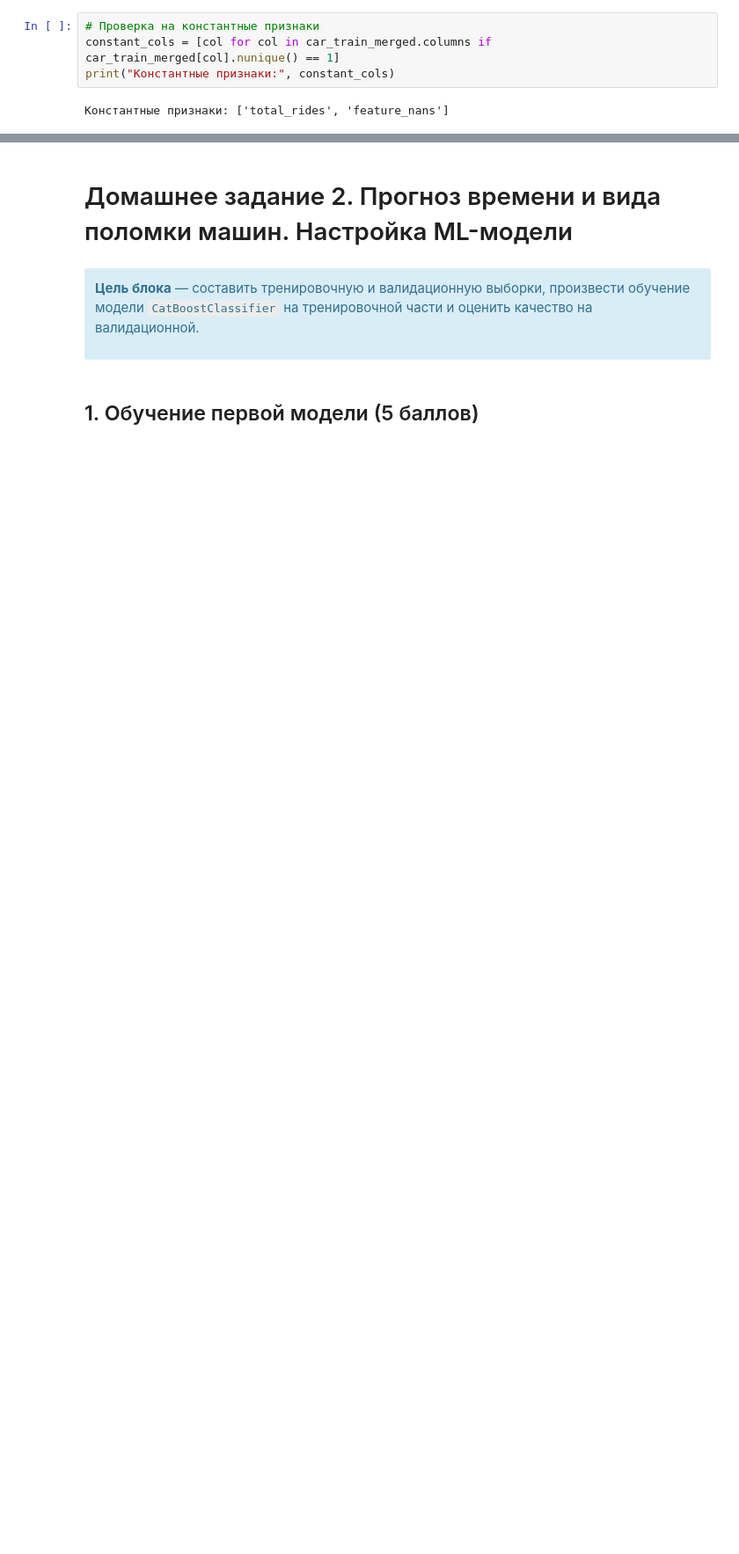
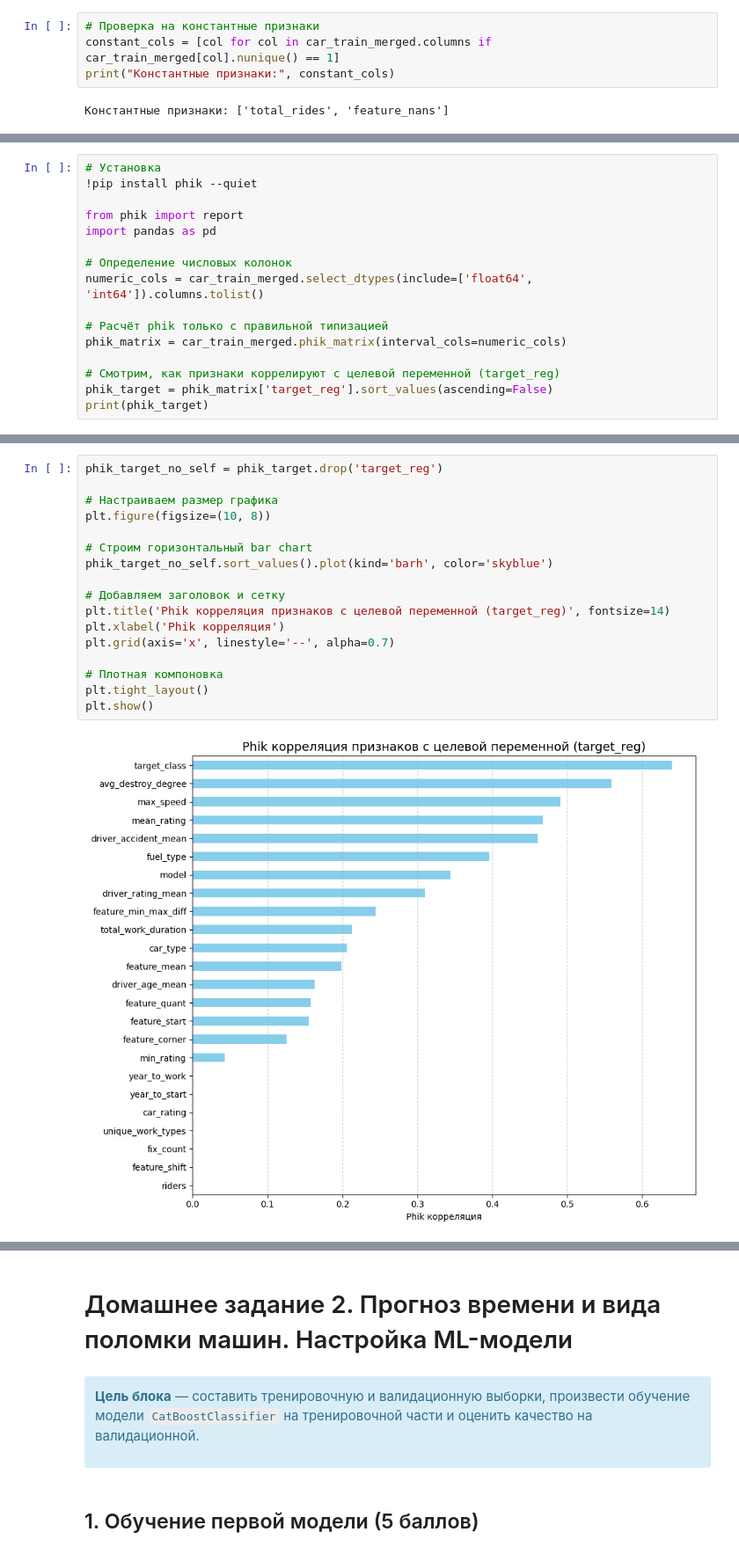
Before and after one commit to nikatonika/DS_task1, a Jupyter notebook: Competitive_DS_Zaslavskaia_V.ipynb, the cells around one changed output, grey strips where cells are left out. Shown at 88% size. Saved outputs shown, nothing was run; the diff lists cells and outputs as text; blank space fills up the shorter version.

```diff
--- a/Competitive_DS_Zaslavskaia_V.ipynb
+++ b/Competitive_DS_Zaslavskaia_V.ipynb
@@ -579,0 +568,16 @@ SHAP также выделяет `max_speed`, `avg_destroy_degree` и `mean_rati
+# %%
+# Установка
+!pip install phik --quiet
+
+from phik import report
+import pandas as pd
+
+# Определение числовых колонок
+numeric_cols = car_train_merged.select_dtypes(include=['float64', 'int64']).columns.tolist()
+
+# Расчёт phik только с правильной типизацией
+phik_matrix = car_train_merged.phik_matrix(interval_cols=numeric_cols)
+
+# Смотрим, как признаки коррелируют с целевой переменной (target_reg)
+phik_target = phik_matrix['target_reg'].sort_values(ascending=False)
+print(phik_target)
@@ -579,0 +602,19 @@ SHAP также выделяет `max_speed`, `avg_destroy_degree` и `mean_rati
+# %%
+phik_target_no_self = phik_target.drop('target_reg')
+
+# Настраиваем размер графика
+plt.figure(figsize=(10, 8))
+
+# Строим горизонтальный bar chart
+phik_target_no_self.sort_values().plot(kind='barh', color='skyblue')
+
+# Добавляем заголовок и сетку
+plt.title('Phik корреляция признаков с целевой переменной (target_reg)', fontsize=14)
+plt.xlabel('Phik корреляция')
+plt.grid(axis='x', linestyle='--', alpha=0.7)
+
+# Плотная компоновка
+plt.tight_layout()
+plt.show()
+# %% [output]
+[figure, added]
```
Also changed, not shown: parts of 45 cells of this notebook, 3 other files.
